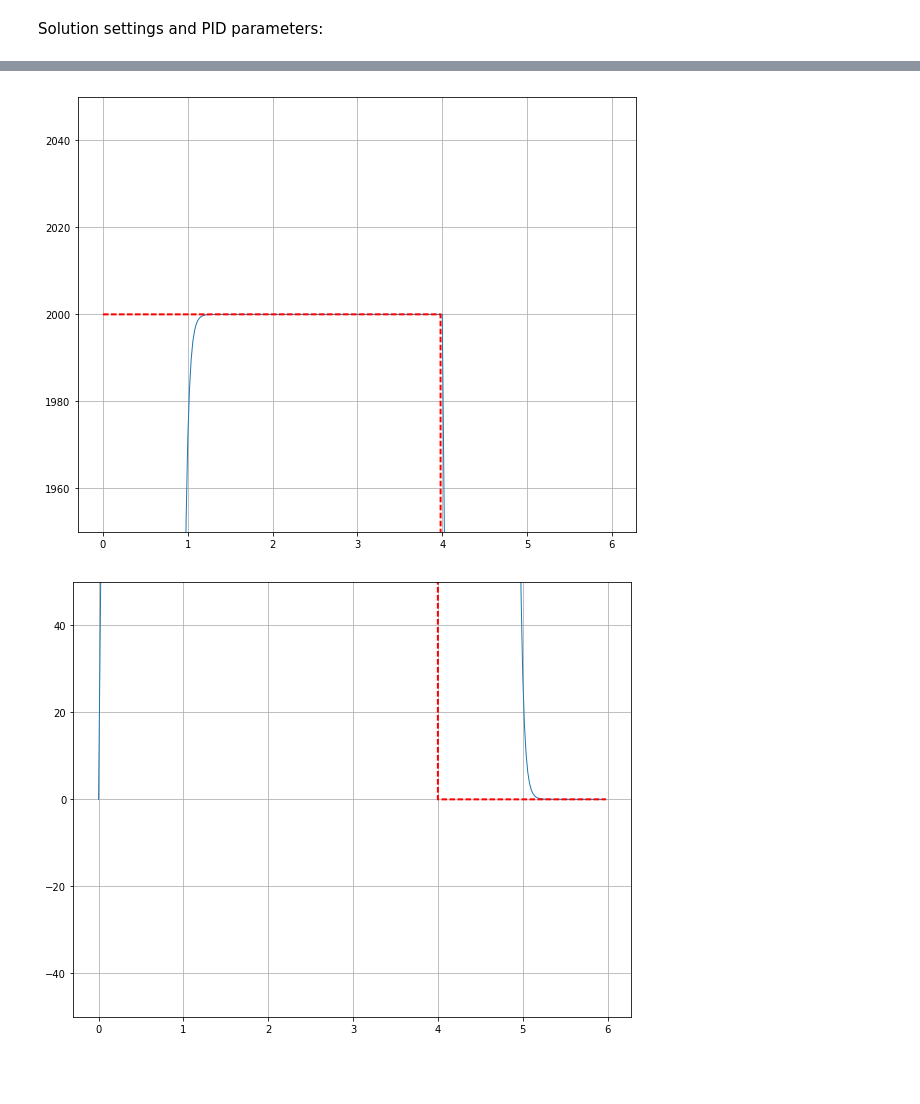
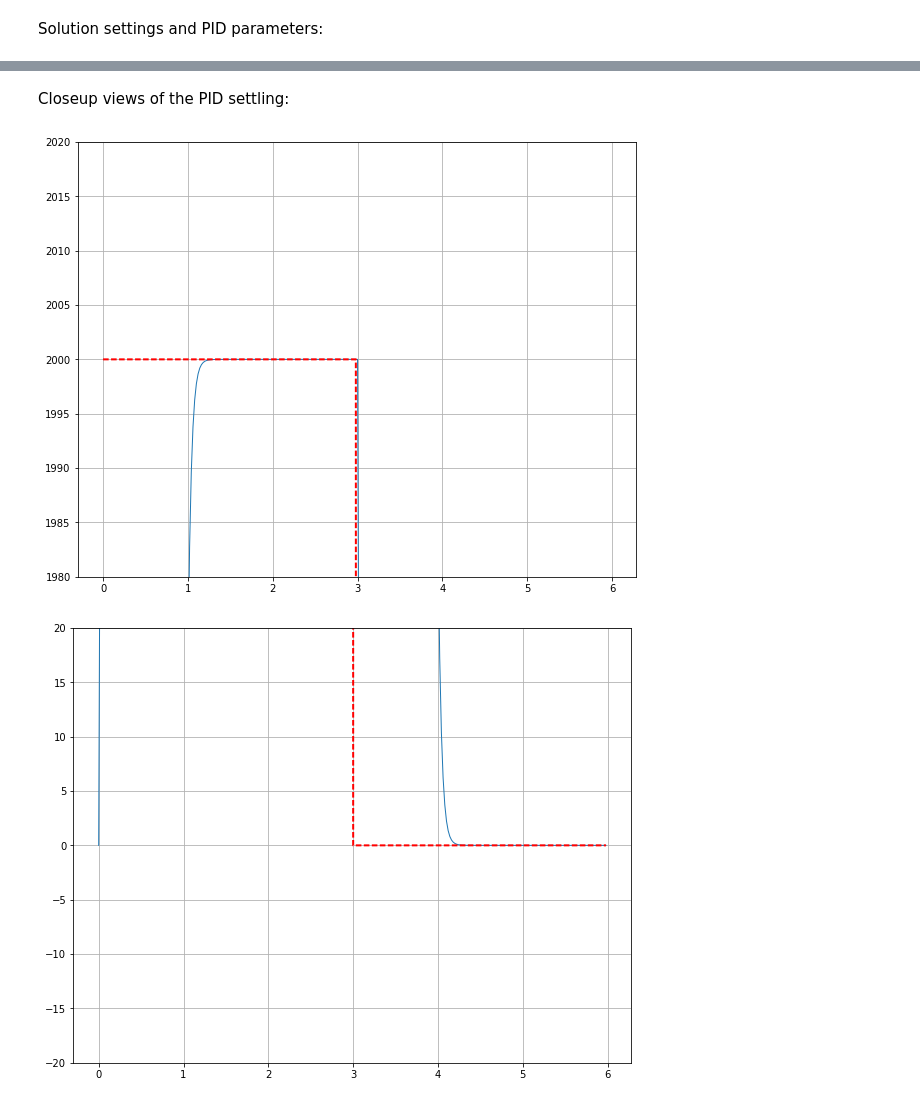
Before and after one commit to rlee287/jupyter-notebook-collection, a Jupyter notebook: Friction PID.ipynb, the cells around one changed output, grey strips where cells are left out. Cells and saved outputs as stored; diff of their text form; code cells hidden in the pictures; blank space fills up the shorter version.

```diff
--- a/Friction PID.ipynb
+++ b/Friction PID.ipynb
@@ -43,7 +43,7 @@ motorpower=2000
 # Initialize variables
 timerange=np.arange(0,nt*dt,dt)
 setpointarray=np.full((nt),2000)
-setpointarray[2*nt//3:]=0
+setpointarray[nt//2:]=0
 out=np.zeros(nt)
 pidoutraw=np.zeros(nt)
 pidout=np.zeros(nt)
@@ -92,14 +95,16 @@ plt.show()
+# %% [markdown]
+Closeup views of the PID settling:
 # %%
 plt.plot(timerange,out,lw=1)
 plt.plot(timerange,setpointarray,'r--',lw=2)
-plt.ylim(1950,2050)
+plt.ylim(1980,2020)
 plt.grid()
 # %% [output]
-[figure, old version]
+[figure, new version]
 # %%
 plt.plot(timerange,out,lw=1)
 plt.plot(timerange,setpointarray,'r--',lw=2)
-plt.ylim(-50,50)
+plt.ylim(-20,20)
 plt.grid()
 # %% [output]
-[figure, old version]
+[figure, new version]
```
Also changed, not shown: parts of 2 cells of this notebook.
